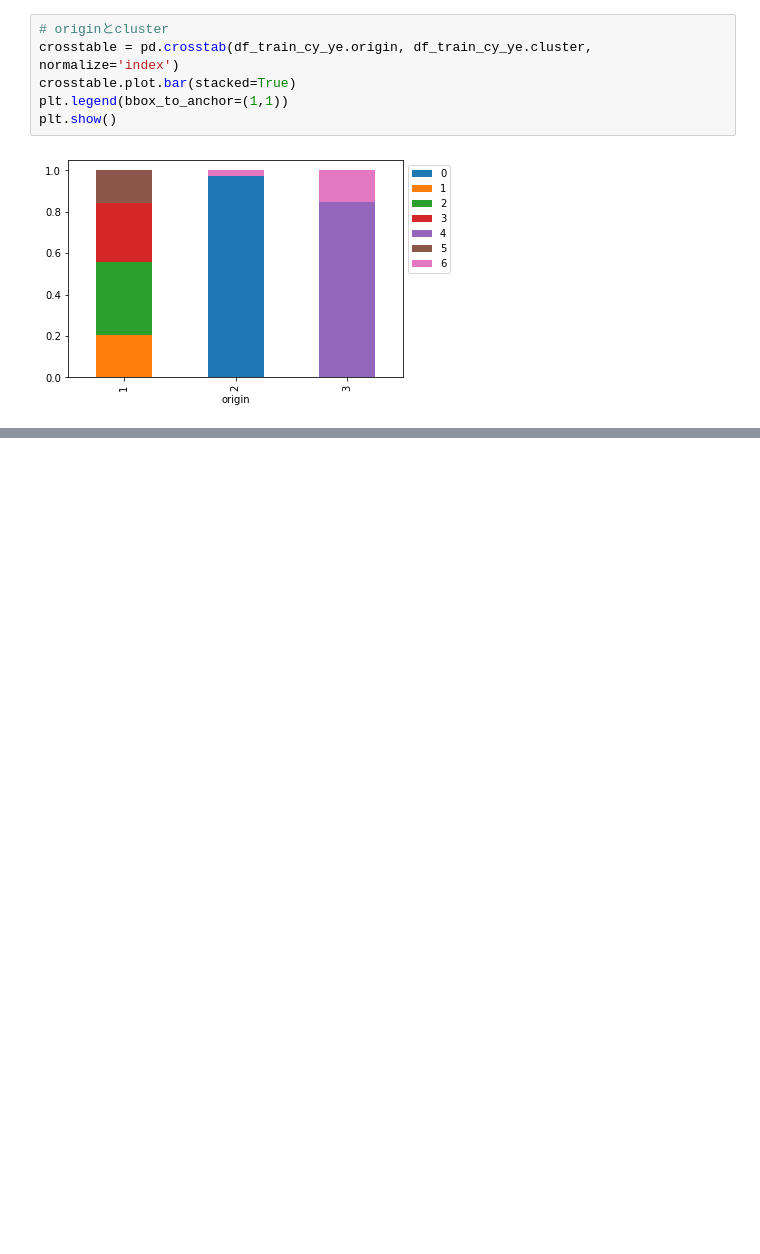
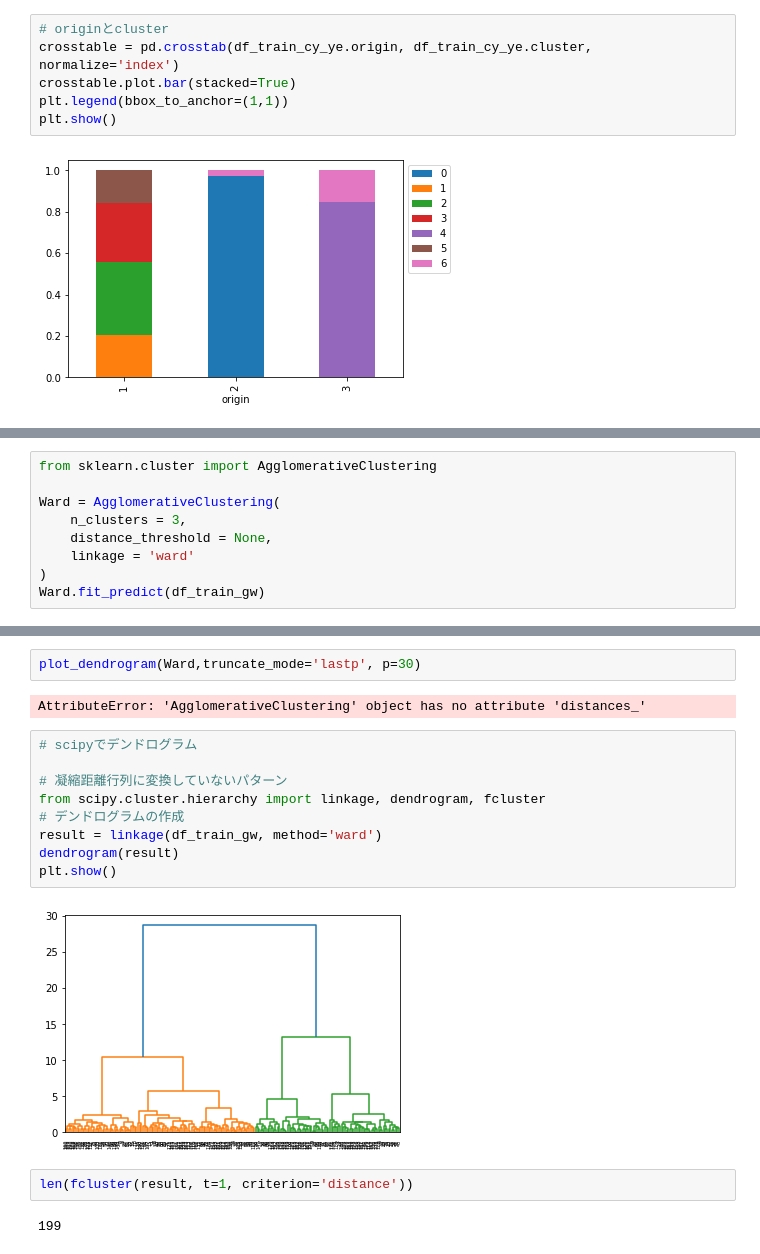
Before and after one commit to tomitayuuki/study, a Jupyter notebook: 自動車の走行距離（書き直し）.ipynb, the cells around one changed output, grey strips where cells are left out. Saved outputs shown, nothing was run; the diff lists cells and outputs as text; blank space fills up the shorter version.

```diff
--- a/自動車の走行距離（書き直し）.ipynb
+++ b/自動車の走行距離（書き直し）.ipynb
@@ -814,0 +835,9 @@ plt.show()
+# %%
+from sklearn.cluster import AgglomerativeClustering
+
+Ward = AgglomerativeClustering(
+    n_clusters = 3,
+    distance_threshold = None,
+    linkage = 'ward'
+)
+Ward.fit_predict(df_train_gw)
@@ -814,0 +855,19 @@ plt.show()
+# %%
+plot_dendrogram(Ward,truncate_mode='lastp', p=30)
+# %% [output]
+AttributeError: 'AgglomerativeClustering' object has no attribute 'distances_'
+# %%
+# scipyでデンドログラム
+
+# 凝縮距離行列に変換していないパターン
+from scipy.cluster.hierarchy import linkage, dendrogram, fcluster
+# デンドログラムの作成
+result = linkage(df_train_gw, method='ward')
+dendrogram(result)
+plt.show()
+# %% [output]
+[figure, added]
+# %%
+len(fcluster(result, t=1, criterion='distance'))
+# %% [output]
+199
```
Also changed, not shown: parts of 41 cells of this notebook.
